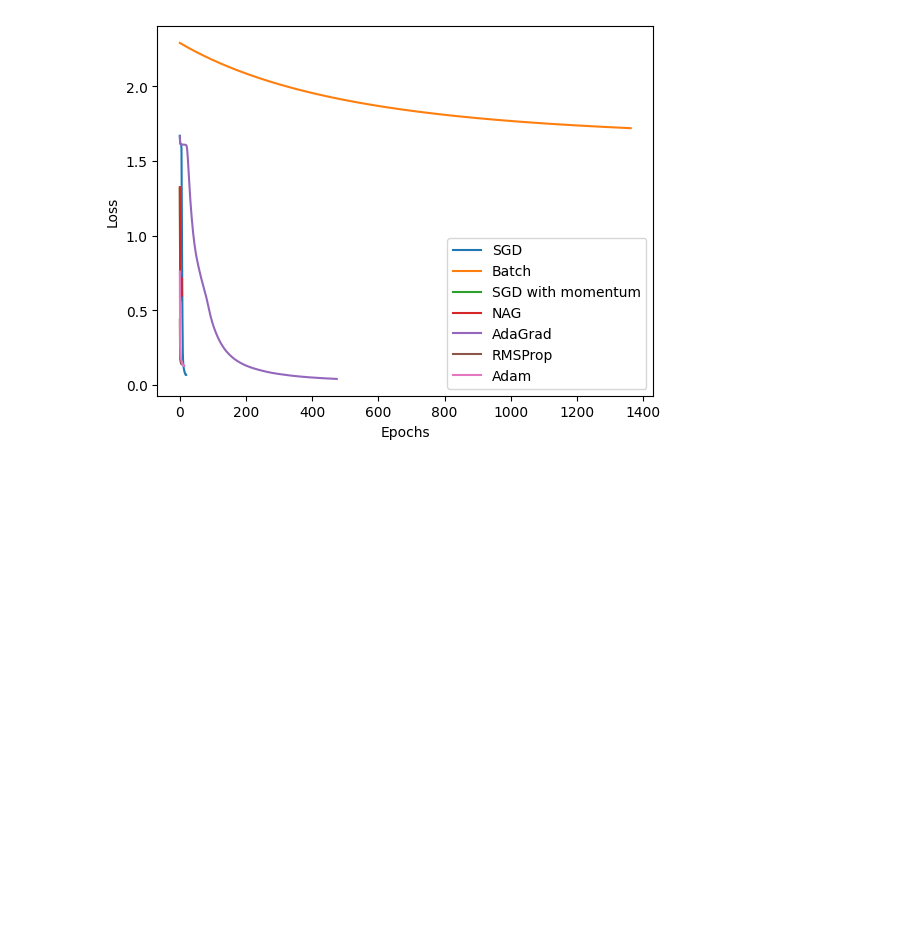
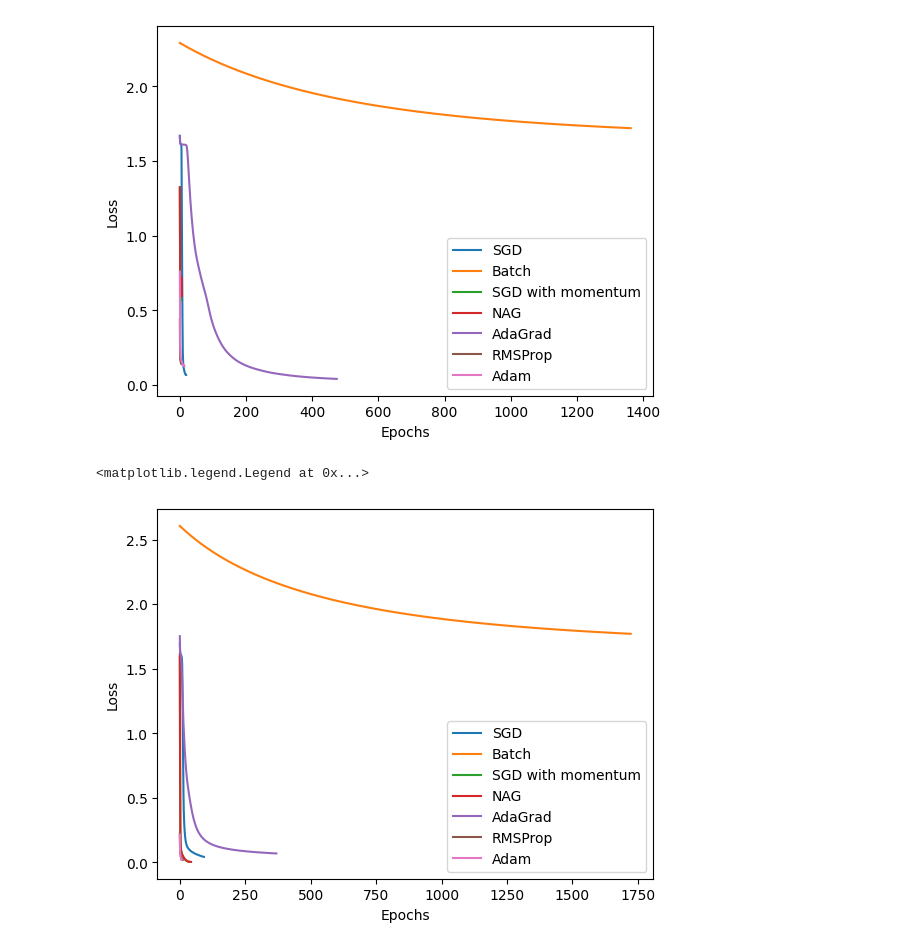
Before and after one commit to imraunav/Deep-Learning-and-Applications, a Jupyter notebook: ProgrammingAssignment3/plots.ipynb, the cells around one changed output. Saved outputs shown, nothing was run; the diff lists cells and outputs as text; code cells hidden in the pictures; blank space fills up the shorter version.

```diff
--- a/ProgrammingAssignment3/plots.ipynb
+++ b/ProgrammingAssignment3/plots.ipynb
@@ -115,0 +143,16 @@ plt.legend()
+# %%
+plt.plot(sgd_history4['loss'], label='SGD')
+plt.plot(batch_history4['loss'], label='Batch')
+plt.plot(sgd_moment_history4['loss'], label='SGD with momentum')
+plt.plot(nag_history4['loss'], label='NAG')
+plt.plot(adagrad_history4['loss'], label='AdaGrad')
+plt.plot(rmsprop_history4['loss'], label='RMSProp')
+plt.plot(adam_history4['loss'], label='Adam')
+
+# plt.xlim((0,15))
+plt.xlabel('Epochs')
+plt.ylabel('Loss')
+plt.legend()
+# %% [output]
+<matplotlib.legend.Legend at 0x...>
+[figure, added]
```
Also changed, not shown: parts of 4 cells of this notebook, 22 other files.
